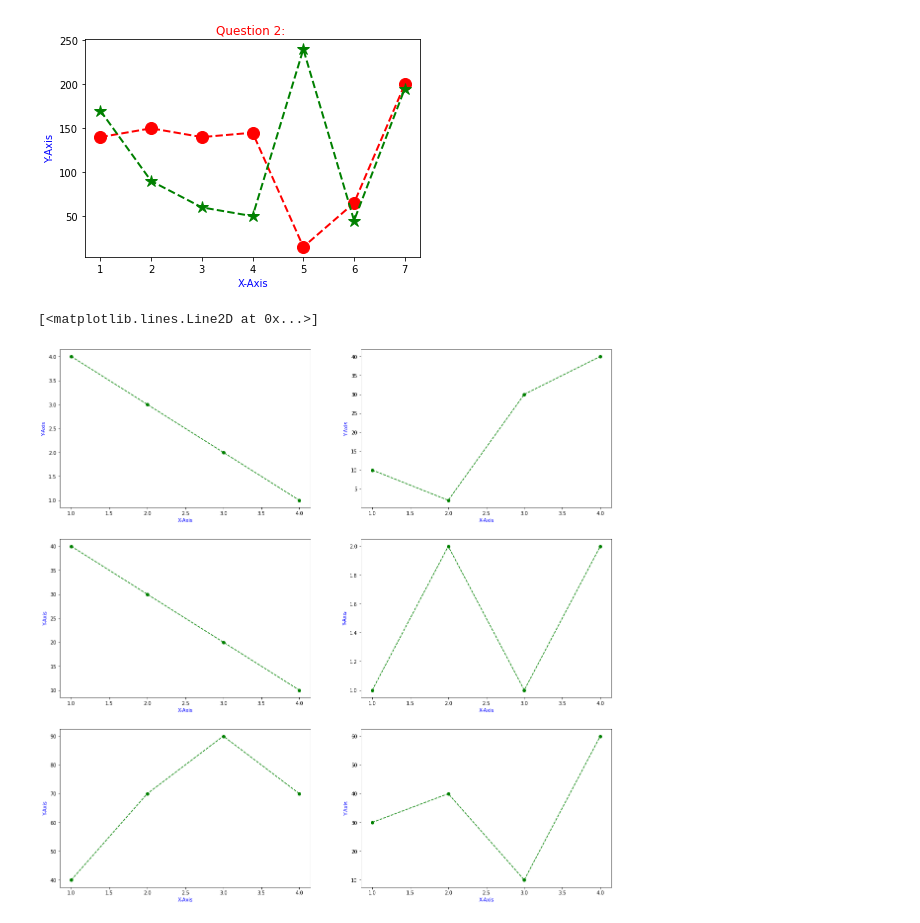
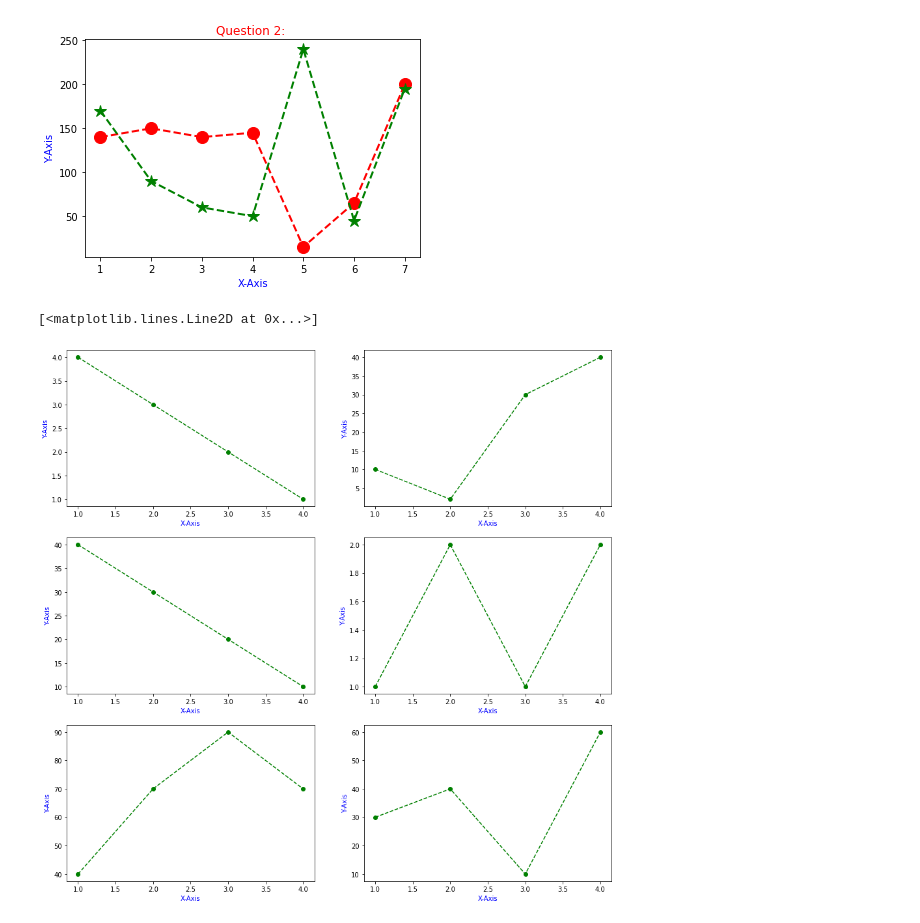
Before and after one commit to AISWARYAR2001/Assignment-day1, a Jupyter notebook: Copy_of_Using_Jupyter_Notebooks.ipynb, the cells around one changed output. Saved outputs shown, nothing was run; the diff lists cells and outputs as text; code cells hidden in the pictures.

```diff
--- a/Copy_of_Using_Jupyter_Notebooks.ipynb
+++ b/Copy_of_Using_Jupyter_Notebooks.ipynb
@@ -42,36 +42,36 @@ y4 = [1,2,1,2]
 y5 = [40,70,90,70]
 y6 = [30,40,10,60]
 
-plt.subplots(figsize=(20,20))
+plt.subplots(figsize=(15,15))
 plt.subplot(3,2,1)
 plt.xlabel("X-Axis", color='blue')
 plt.ylabel("Y-Axis", color='blue')
 plt.plot(x,y1,'go--')
 
 plt.subplot(3,2,2)
 plt.xlabel("X-Axis", color='blue')
 plt.ylabel("Y-Axis", color='blue')
 plt.plot(x,y2,'go--')
 
 plt.subplot(3,2,3)
 plt.xlabel("X-Axis", color='blue')
 plt.ylabel("Y-Axis", color='blue')
 plt.plot(x,y3,'go--')
 
 plt.subplot(3,2,4)
 plt.xlabel("X-Axis", color='blue')
 plt.ylabel("Y-Axis", color='blue')
 plt.plot(x,y4,'go--')
 
 plt.subplot(3,2,5)
 plt.xlabel("X-Axis", color='blue')
 plt.ylabel("Y-Axis", color='blue')
 plt.plot(x,y5,'go--')
 
 plt.subplot(3,2,6)
 plt.xlabel("X-Axis", color='blue')
 plt.ylabel("Y-Axis", color='blue')
 plt.plot(x,y6,'go--')
 # %% [output]
 [<matplotlib.lines.Line2D at 0x...>]
-[figure, old version]
+[figure, new version]
```
